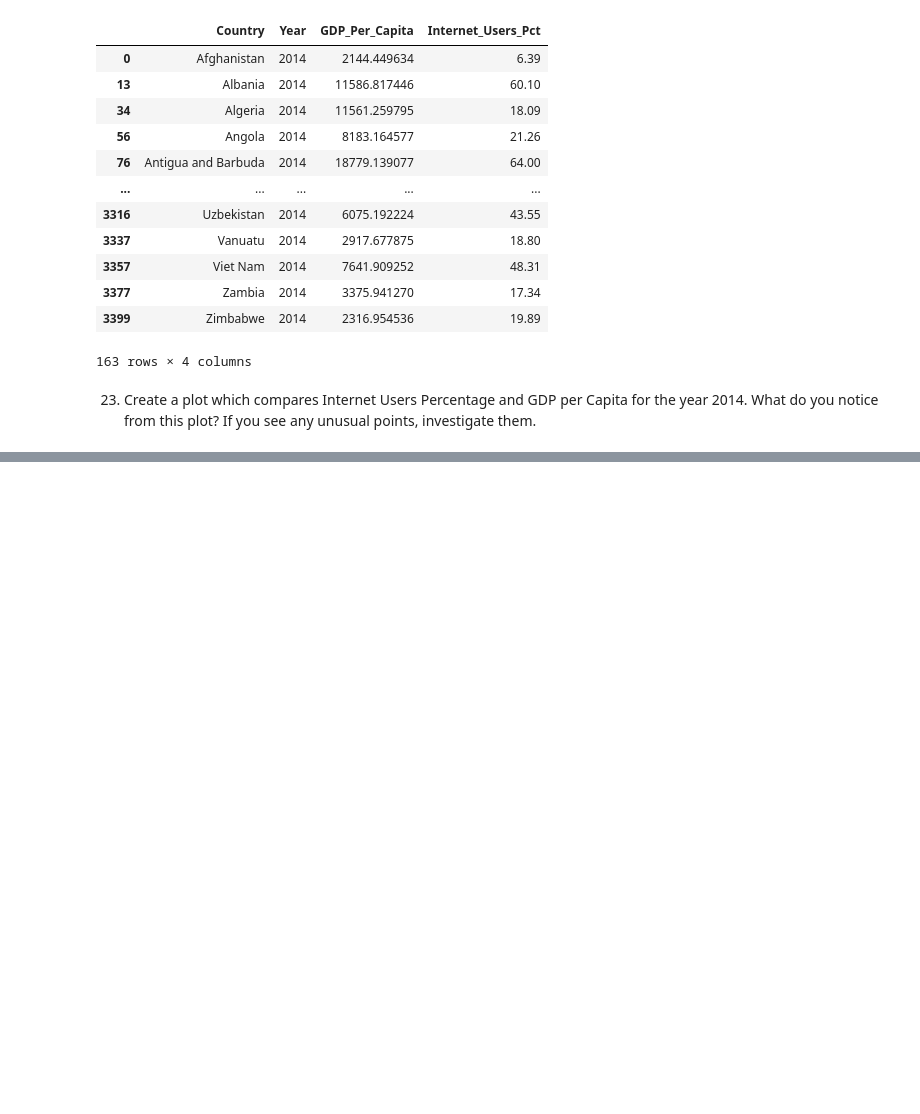
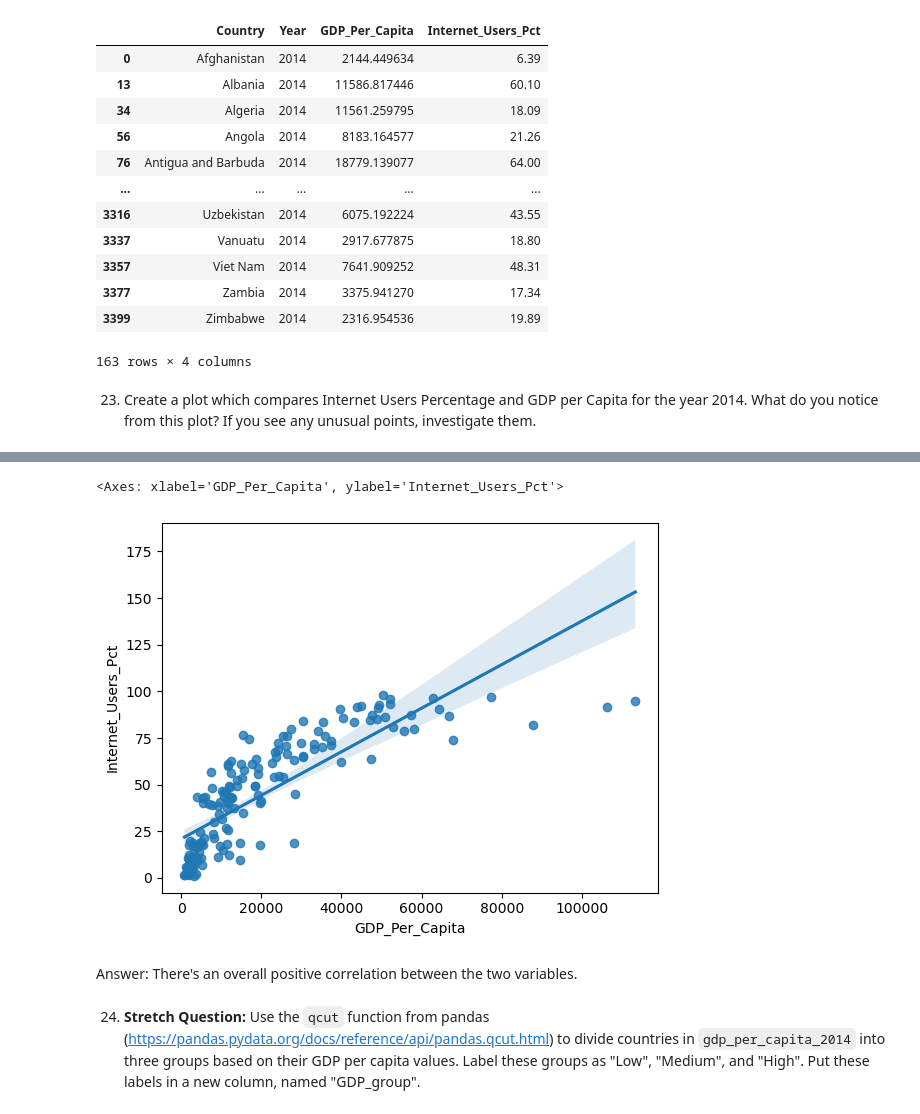
Before and after one commit to NSS-Data-Analytics-Cohort-10/gdp-and-internet-usage-rushichokshi, a Jupyter notebook: notebooks/un_notebook.ipynb, the cells around one changed output, grey strips where cells are left out. Cells and saved outputs as stored; diff of their text form; code cells hidden in the pictures; blank space fills up the shorter version.

```diff
--- a/notebooks/un_notebook.ipynb
+++ b/notebooks/un_notebook.ipynb
@@ -784,0 +793,9 @@ AttributeError: 'DataFrame' object has no attribute 'scatterplot'
+# %%
+sns.regplot(x=gdp_and_internet_use_2014['GDP_Per_Capita'],y=(gdp_and_internet_use_2014['Internet_Users_Pct']))
+# %% [output]
+<Axes: xlabel='GDP_Per_Capita', ylabel='Internet_Users_Pct'>
+[figure, added]
+# %% [markdown]
+Answer: There's an overall positive correlation between the two variables.
+# %% [markdown]
+24. **Stretch Question:** Use the `qcut` function from pandas (https://pandas.pydata.org/docs/reference/api/pandas.qcut.html) to divide countries in `gdp_per_capita_2014` into three groups based on their GDP per capita values. Label these groups as "Low", "Medium", and "High". Put these labels in a new column, named "GDP_group".
```
Also changed, not shown: parts of 3 cells of this notebook.
